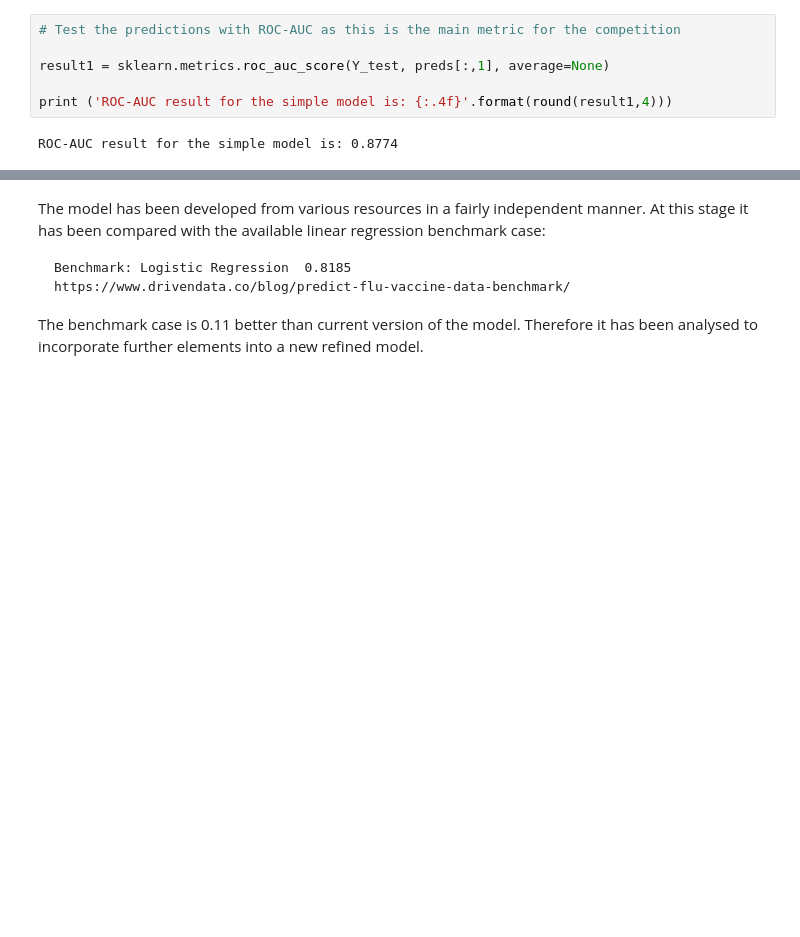
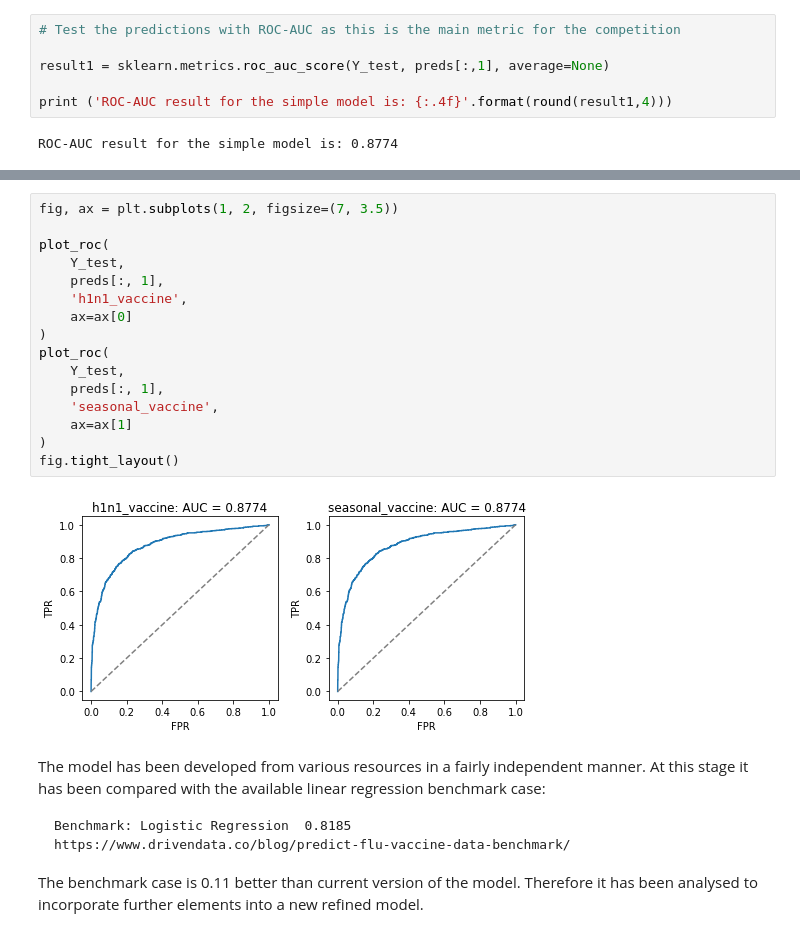
Before and after one commit to T-Stankowski/H1N1_predict, a Jupyter notebook: h1n1_predict.ipynb, the cells around one changed output, grey strips where cells are left out. Drawn from its saved outputs; the diff is of its cells as text; blank space fills up the shorter version.

```diff
--- a/h1n1_predict.ipynb
+++ b/h1n1_predict.ipynb
@@ -257,3 +267,21 @@ ROC-AUC result for the simple model is: 0.8774
+# %%
+fig, ax = plt.subplots(1, 2, figsize=(7, 3.5))
+
+plot_roc(
+    Y_test,
+    preds[:, 1],
+    'h1n1_vaccine',
+    ax=ax[0]
+)
+plot_roc(
+    Y_test,
+    preds[:, 1],
+    'seasonal_vaccine',
+    ax=ax[1]
+)
+fig.tight_layout()
+# %% [output]
+[figure, added]
 # %% [markdown]
 The model has been developed from various resources in a fairly independent manner.
 At this stage it has been compared with the available linear regression benchmark case:
```
Also changed, not shown: parts of 12 cells of this notebook.
